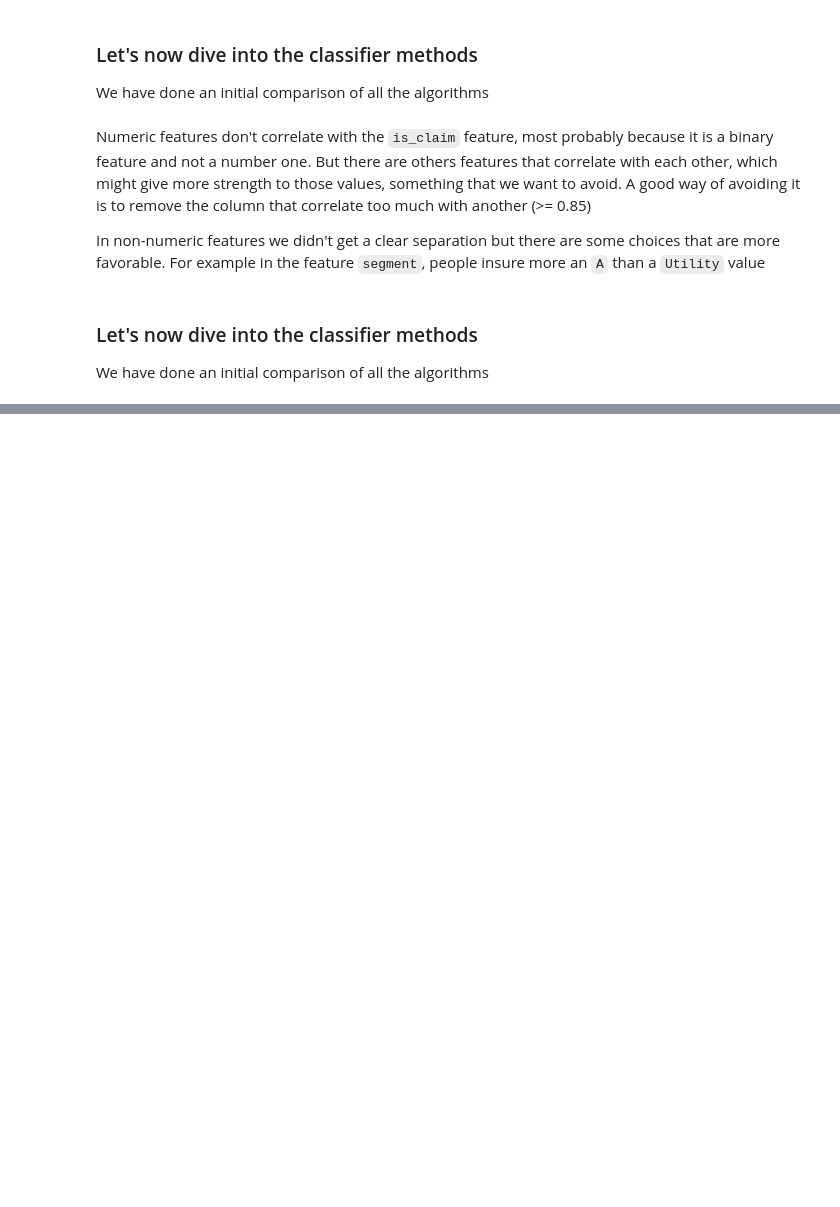
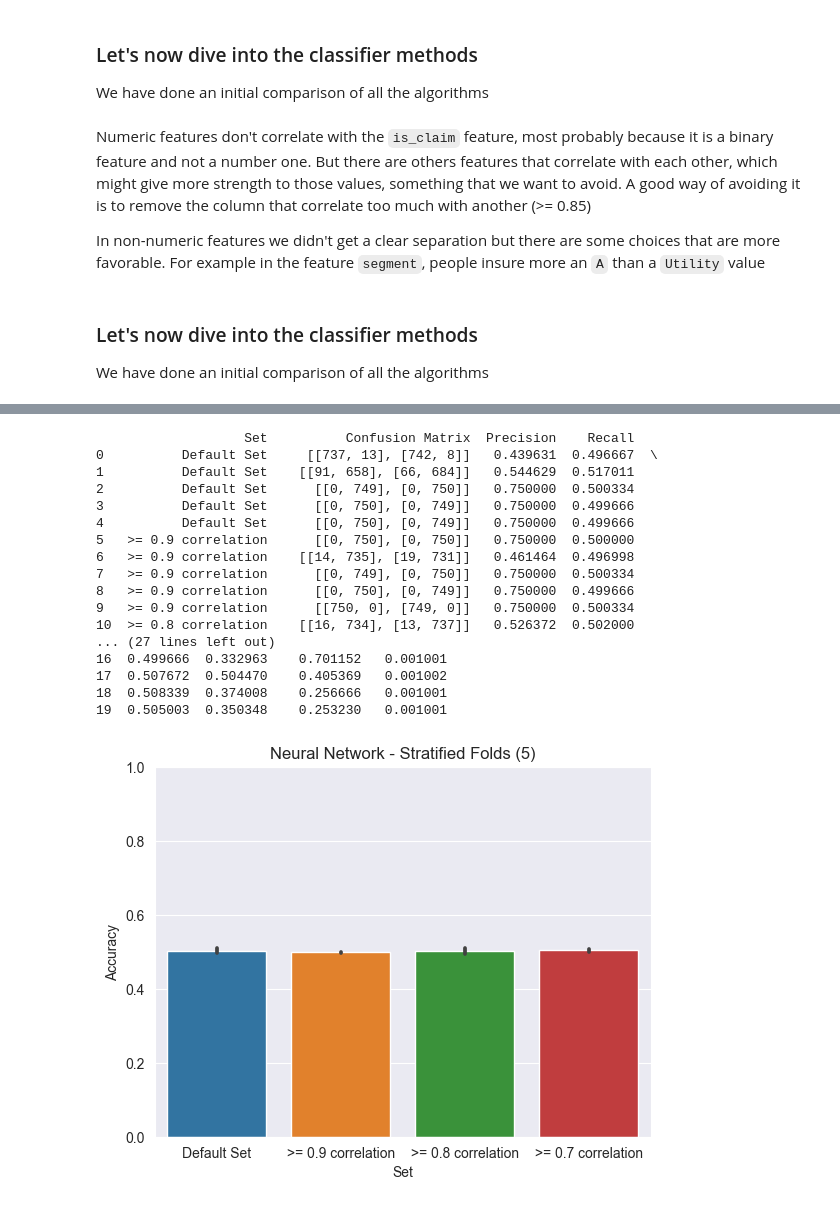
Before and after one commit to afs202005277/HeartDiseasePrediction, a Jupyter notebook: project.ipynb, the cells around one changed output, grey strips where cells are left out. Drawn from its saved outputs; the diff is of its cells as text; code cells hidden in the pictures; blank space fills up the shorter version.

```diff
--- a/project.ipynb
+++ b/project.ipynb
@@ -371,0 +438,77 @@ plt.show()
+# %%
+sets = {
+    'Default Set': train_data,
+    '>= 0.9 correlation': train_data_09,
+    '>= 0.8 correlation': train_data_08,
+    '>= 0.7 correlation': train_data_07,
+}
+
+results = []
+skf = StratifiedKFold(n_splits=5)
+
+for (name, data_set) in sets.items():
+    neural_network = MLPClassifier()
+    target_column = "is_claim"
+    X = data_set.drop(target_column, axis=1)
+    y = data_set[target_column]
+    for train_index, test_index in skf.split(X, y):
+        # Train the model
+         X_train, X_test = X.values[train_index], X.values[test_index]
+         y_train, y_test = y.values[train_index], y.values[test_index]
+         start_time = time.time()
+
+         neural_network.fit(X_train, y_train)
+         train_time = time.time() - start_time
+
+         # Test the model
+         start_time = time.time()
+         y_pred = neural_network.predict(X_test)
+         test_time = time.time() - start_time
+
+         # Calculate evaluation metrics
+         conf_matrix = confusion_matrix(y_test, y_pred)
+         precision = precision_score(y_test, y_pred, average='weighted', zero_division=1)
+         recall = recall_score(y_test, y_pred, average='weighted')
+         accuracy = accuracy_score(y_test, y_pred)
+         f1 = f1_score(y_test, y_pred, average='weighted')
+
+         # Store the results
+         results.append({
+            'Set' : name,
+            'Confusion Matrix': conf_matrix,
+            'Precision': precision,
+            'Recall': recall,
+            'Accuracy': accuracy,
+            'F1 Score': f1,
+            'Train Time': train_time,
+            'Test Time': test_time
+         })
+# Convert the results into a DataFrame
+results_df = pd.DataFrame(results)
+
+# Display the results
+print(results_df)
+
+plt.ylim(0, 1)
+plt.title("Neural Network - Stratified Folds (5)")
+sb.barplot(x='Set', y='Accuracy', data=results_df)
+plt.show()
+# %% [output]
+                   Set          Confusion Matrix  Precision    Recall
+0          Default Set     [[737, 13], [742, 8]]   0.439631  0.496667  \
+1          Default Set    [[91, 658], [66, 684]]   0.544629  0.517011
+2          Default Set      [[0, 749], [0, 750]]   0.750000  0.500334
+3          Default Set      [[0, 750], [0, 749]]   0.750000  0.499666
+4          Default Set      [[0, 750], [0, 749]]   0.750000  0.499666
+5   >= 0.9 correlation      [[0, 750], [0, 750]]   0.750000  0.500000
+6   >= 0.9 correlation    [[14, 735], [19, 731]]   0.461464  0.496998
+7   >= 0.9 correlation      [[0, 749], [0, 750]]   0.750000  0.500334
+8   >= 0.9 correlation      [[0, 750], [0, 749]]   0.750000  0.499666
+9   >= 0.9 correlation      [[750, 0], [749, 0]]   0.750000  0.500334
+10  >= 0.8 correlation    [[16, 734], [13, 737]]   0.526372  0.502000
+... (27 lines left out)
+16  0.499666  0.332963    0.701152   0.001001
+17  0.507672  0.504470    0.405369   0.001002
+18  0.508339  0.374008    0.256666   0.001001
+19  0.505003  0.350348    0.253230   0.001001
+[figure, added]
```
Also changed, not shown: parts of 9 cells of this notebook.
